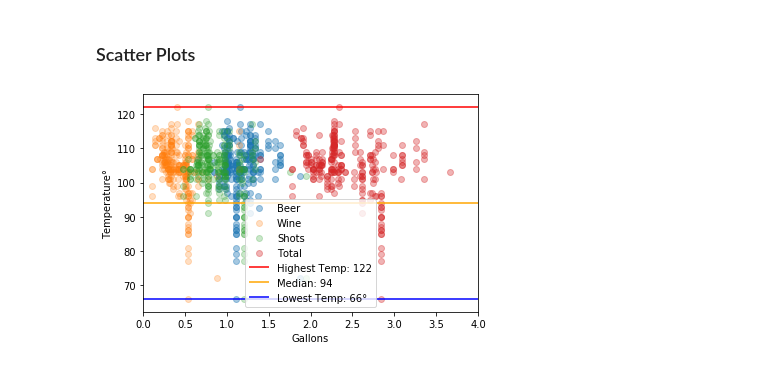
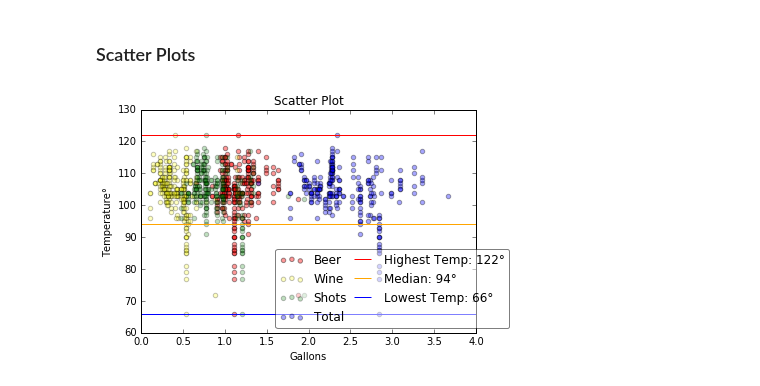
Before and after one commit to MatthewNewell006/alcohol_consumption, a Jupyter notebook: jupyter/2015_Analysis.ipynb, the cells around one changed output. Saved outputs shown, nothing was run; the diff lists cells and outputs as text; code cells hidden in the pictures.

```diff
--- a/jupyter/2015_Analysis.ipynb
+++ b/jupyter/2015_Analysis.ipynb
@@ -128,25 +109,25 @@ plt.show()
 # %% [markdown]
 ### Scatter Plots
 # %%
-plt.scatter(df['ethanol_beer_gallons_per_capita'], df['ANN'],alpha=0.4, label='Beer')
-plt.scatter(df['ethanol_wine_gallons_per_capita'], df['ANN'],alpha=0.25, label='Wine')
-plt.scatter(df['ethanol_spirit_gallons_per_capita'], df['ANN'],alpha=0.25,label='Shots')
-plt.scatter(df['ethanol_all_drinks_gallons_per_capita'], df['ANN'],alpha=0.35,label='Total')
+plt.scatter(df['ethanol_beer_gallons_per_capita'], df['ANN'],alpha=0.4, c = 'red',label='Beer')
+plt.scatter(df['ethanol_wine_gallons_per_capita'], df['ANN'],alpha=0.25, c = 'yellow',label='Wine')
+plt.scatter(df['ethanol_spirit_gallons_per_capita'], df['ANN'],alpha=0.25, c = 'green',label='Shots')
+plt.scatter(df['ethanol_all_drinks_gallons_per_capita'], df['ANN'],alpha=0.35, c = 'blue',label='Total')
 plt.xlabel('Gallons')
 plt.ylabel('Temperature°')
 
-plt.hlines(122,-2,6,colors = 'red', label = 'Highest Temp: 122')
-plt.hlines(94,-2,6,colors = 'orange', label = 'Median: 94')
+plt.hlines(122,-2,6,colors = 'red', label = 'Highest Temp: 122°')
+plt.hlines(94,-2,6,colors = 'orange', label = 'Median: 94°')
 plt.hlines(66,-2,6,colors = 'blue', label = 'Lowest Temp: 66°')
 
 plt.xlim((0,4))
 
-plt.title
-plt.legend()
-plt.savefig('../img/annual_gallons.jpg', dpi = 300)
+plt.title('Scatter Plot')
+plt.legend(loc = 'lower right', fancybox=True, framealpha=0.5, bbox_to_anchor=(0.4, .02, 0.70, .102),ncol=2,mode="expand",borderaxespad=0.)
+plt.savefig('../img/scatter_annual_gallons.jpg', dpi = 150)
 plt.show();
 # %% [output]
-[figure, old version]
+[figure, new version]
 # %%
 # df.sort_values('number_of_glasses_wine', ascending=False).head(5)
 df.describe()
```
Also changed, not shown: parts of 2 cells of this notebook, 3 other files.
